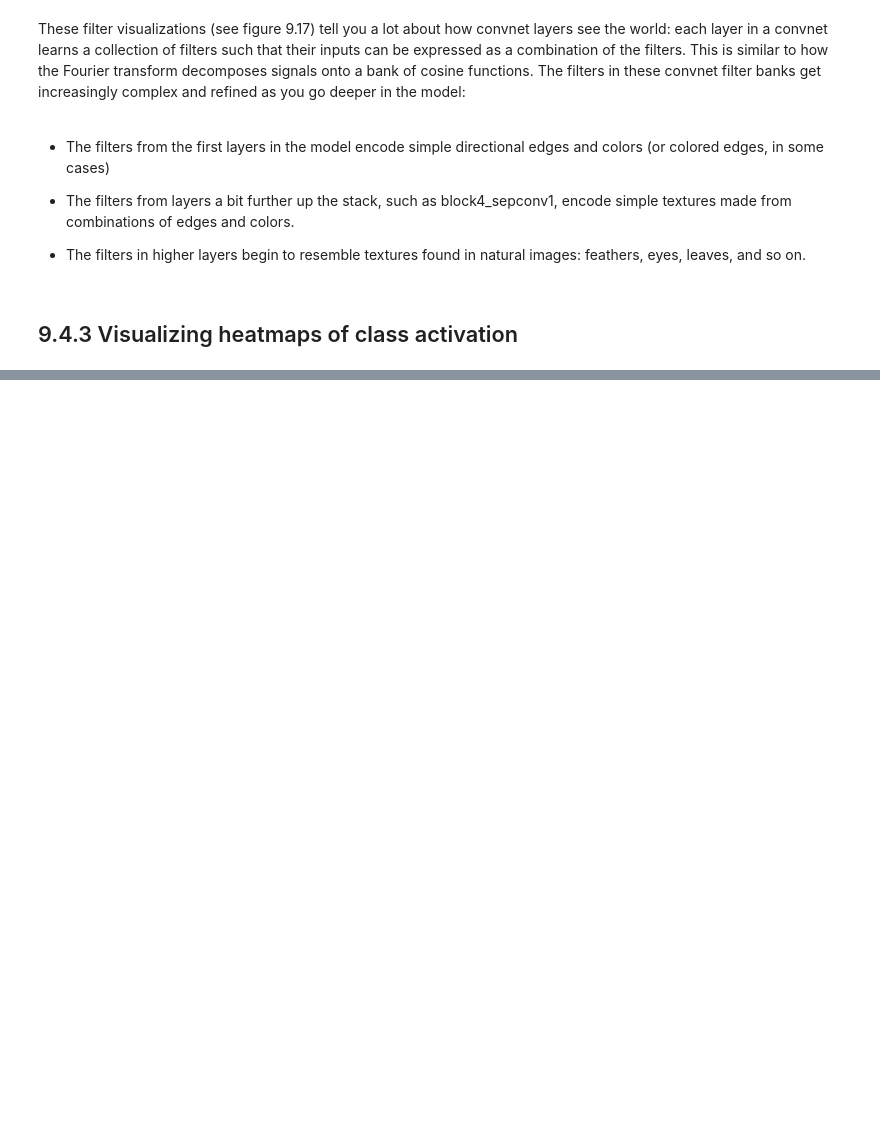
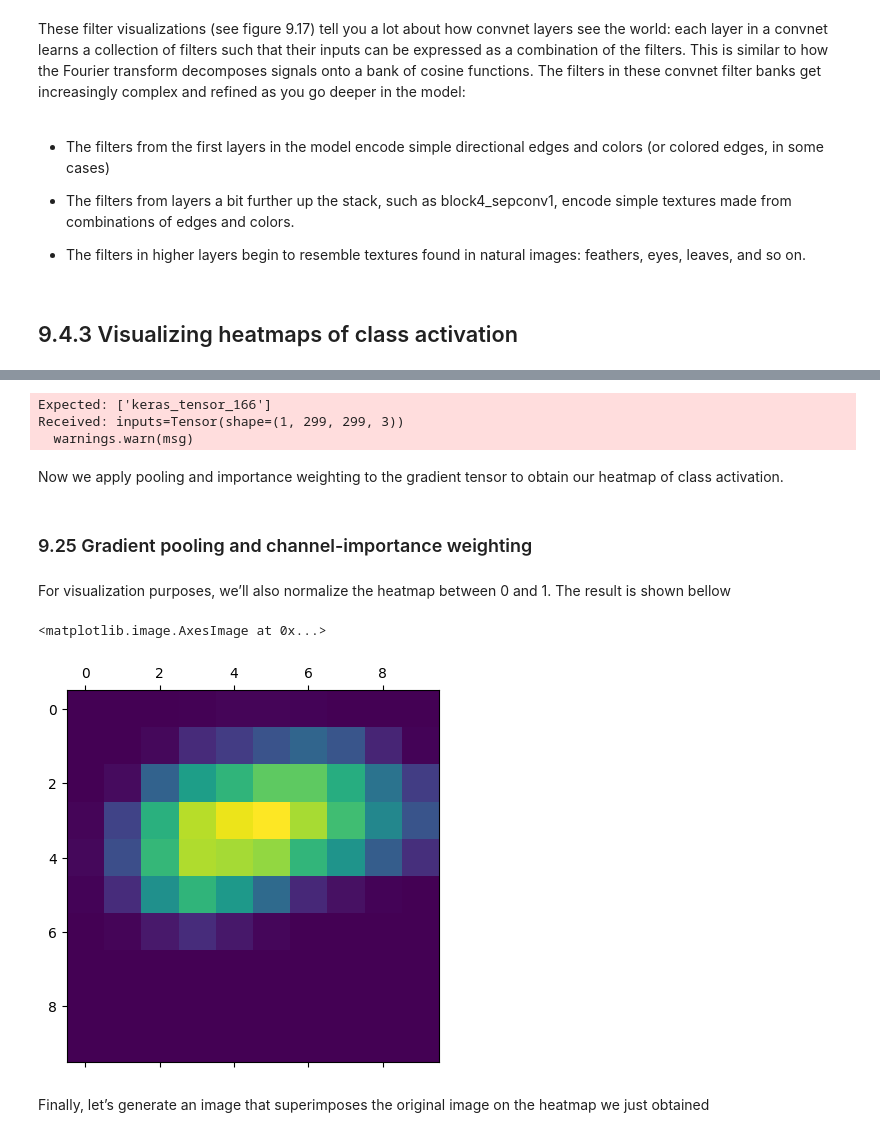
Before and after one commit to RyanBarbalho/DeepLearningWithPython, a Jupyter notebook: cap9/what_convets_learn.ipynb, the cells around one changed output, grey strips where cells are left out. Saved outputs shown, nothing was run; the diff lists cells and outputs as text; code cells hidden in the pictures; blank space fills up the shorter version.

Commit message:
finalizado capitulo 9 -implementada visualização de heat signature da classe interpretada pelo modelo usando CAM class activation map

```diff
--- a/cap9/what_convets_learn.ipynb
+++ b/cap9/what_convets_learn.ipynb
@@ -364,0 +398,3 @@ These filter visualizations (see figure 9.17) tell you a lot about how convnet l
+# %%
+preds = model.predict(img_array)
+print(keras.applications.xception.decode_predictions(preds, top=3) [0])
@@ -364,0 +420,7 @@ These filter visualizations (see figure 9.17) tell you a lot about how convnet l
+# %%
+classifier_input = keras.Input(shape=last_conv_layer.output.shape[1:])
+x = classifier_input
+for layer_name in classifier_layer_names:
+	x = model.get_layer(layer_name) (x)
+
+classifier_model = keras.Model(classifier_input, x)
@@ -364,0 +429,46 @@ These filter visualizations (see figure 9.17) tell you a lot about how convnet l
+# %%
+import tensorflow as tf
+
+with tf.GradientTape() as tape:
+	#Compute activations of the last conv  layer and make the tape watch it.
+	last_conv_layer_output = last_conv_layer_model(img_array)
+	tape.watch(last_conv_layer_output)
+	#retrieve the activation channel corresponding
+	#to the top predicted class
+	preds = classifier_model(last_conv_layer_output)
+	top_pred_index = tf.argmax(preds[0])
+	top_class_channel = preds[:, top_pred_index]
+
+#This is the gradient of the top predicted class with regard
+#to the output feature map of the last convolutional layer
+grads = tape.gradient(top_class_channel, last_conv_layer_output)
+# %% [output]
+Expected: ['keras_tensor_166']
+Received: inputs=Tensor(shape=(1, 299, 299, 3))
+  warnings.warn(msg)
+# %% [markdown]
+Now we apply pooling and importance weighting to the gradient tensor to obtain our heatmap of class activation.
+# %% [markdown]
+###  9.25 Gradient pooling and channel-importance weighting
+# %%
+pooled_grads = tf.reduce_mean(grads, axis=(0, 1, 2)).numpy()
+last_conv_layer_output = last_conv_layer_output.numpy()[0]
+
+#multiply each channel in the output of the last conv layer by
+# how important this channel is
+for i in range(pooled_grads.shape[-1]):
+	last_conv_layer_output[:, :, i] *= pooled_grads[i]
+#The channel-wise mean of the resulting feature
+# map is our heatmap of class activation.
+heatmap = np.mean(last_conv_layer_output, axis=-1)
+# %% [markdown]
+For visualization purposes, we’ll also normalize the heatmap between 0 and 1. The result is shown bellow
+# %%
+heatmap = np.maximum(heatmap, 0)
+heatmap /= np.max(heatmap)
+plt.matshow(heatmap)
+# %% [output]
+<matplotlib.image.AxesImage at 0x...>
+[figure, added]
+# %% [markdown]
+Finally, let’s generate an image that superimposes the original image on the heatmap we just obtained
```
Also changed, not shown: parts of 13 cells of this notebook.
